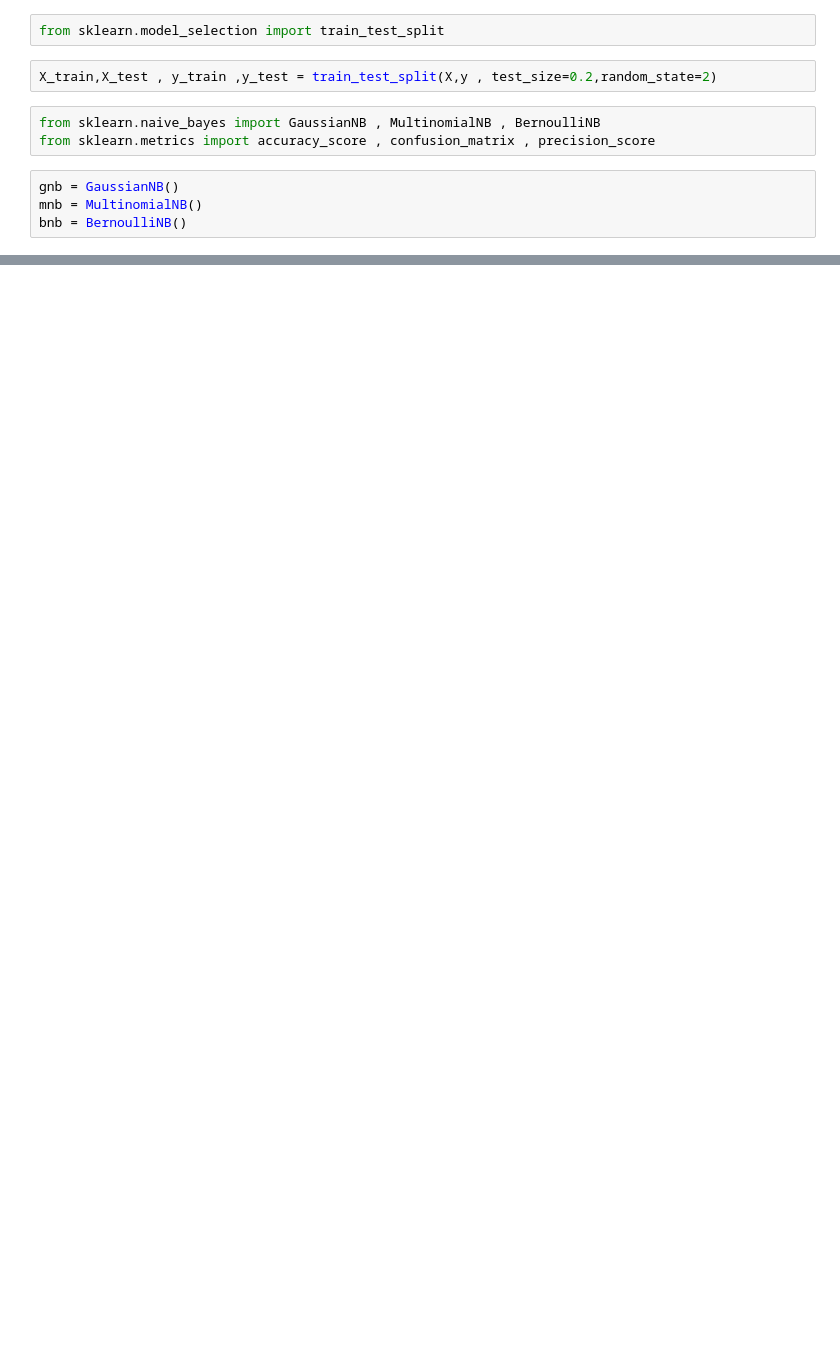
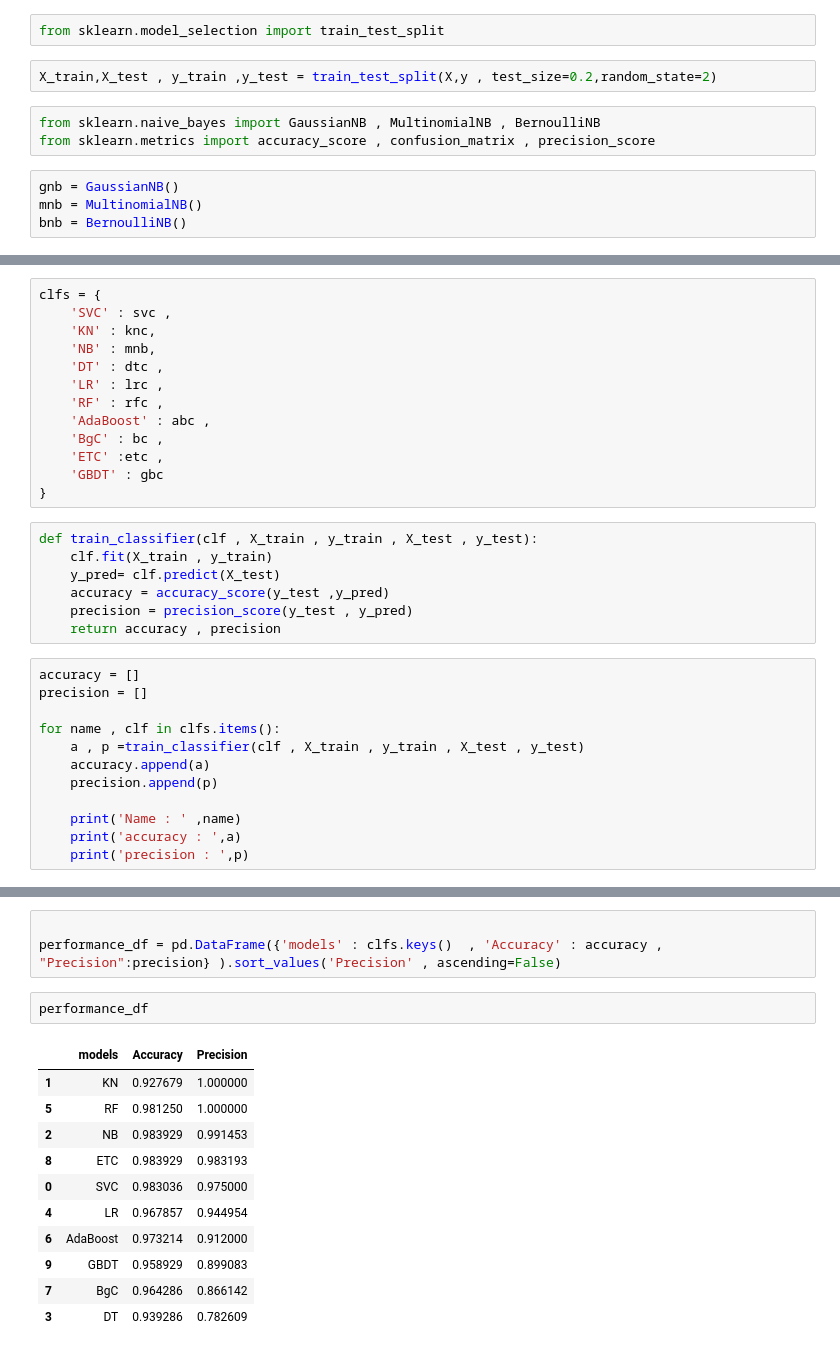
Before and after one commit to bannu82/Spam-Ham-Classifier, a Jupyter notebook: Spam Classifier.ipynb, the cells around one changed output, grey strips where cells are left out. Cells and saved outputs as stored; diff of their text form; blank space fills up the shorter version.

```diff
--- a/Spam Classifier.ipynb
+++ b/Spam Classifier.ipynb
@@ -366,0 +378,32 @@ print(precision_score(y_test , y_pred3).round(2))
+# %%
+clfs = {
+    'SVC' : svc ,
+    'KN' : knc,
+    'NB' : mnb,
+    'DT' : dtc ,
+    'LR' : lrc ,
+    'RF' : rfc ,
+    'AdaBoost' : abc ,
+    'BgC' : bc ,
+    'ETC' :etc ,
+    'GBDT' : gbc
+}
+# %%
+def train_classifier(clf , X_train , y_train , X_test , y_test):
+    clf.fit(X_train , y_train)
+    y_pred= clf.predict(X_test)
+    accuracy = accuracy_score(y_test ,y_pred)
+    precision = precision_score(y_test , y_pred)
+    return accuracy , precision
+# %%
+accuracy = []
+precision = []
+
+for name , clf in clfs.items():
+    a , p =train_classifier(clf , X_train , y_train , X_test , y_test)
+    accuracy.append(a)
+    precision.append(p)
+
+    print('Name : ' ,name)
+    print('accuracy : ',a)
+    print('precision : ',p)
@@ -366,0 +428,17 @@ print(precision_score(y_test , y_pred3).round(2))
+# %%
+
+performance_df = pd.DataFrame({'models' : clfs.keys()  , 'Accuracy' : accuracy , "Precision":precision} ).sort_values('Precision' , ascending=False)
+# %%
+performance_df
+# %% [output]
+|  | models | Accuracy | Precision |
+| 1 | KN | 0.927679 | 1.000000 |
+| 5 | RF | 0.981250 | 1.000000 |
+| 2 | NB | 0.983929 | 0.991453 |
+| 8 | ETC | 0.983929 | 0.983193 |
+| 0 | SVC | 0.983036 | 0.975000 |
+| 4 | LR | 0.967857 | 0.944954 |
+| 6 | AdaBoost | 0.973214 | 0.912000 |
+| 9 | GBDT | 0.958929 | 0.899083 |
+| 7 | BgC | 0.964286 | 0.866142 |
+| 3 | DT | 0.939286 | 0.782609 |
```
Also changed, not shown: parts of 15 cells of this notebook, 4 other files.
